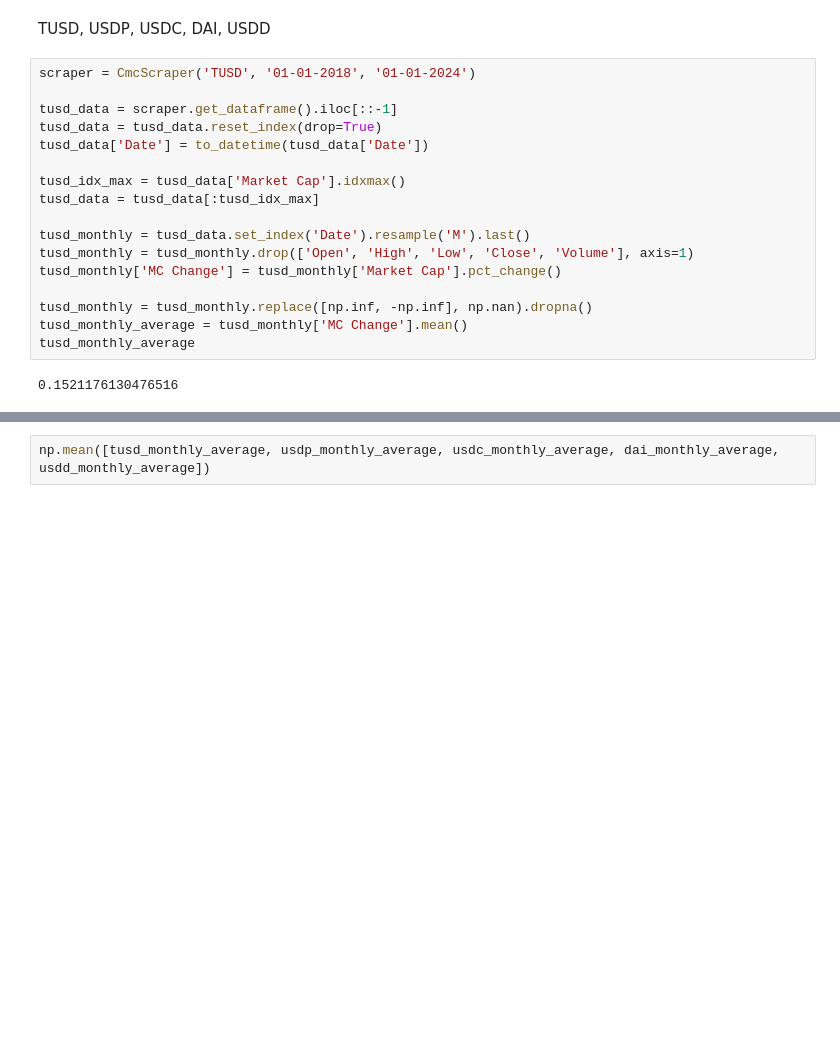
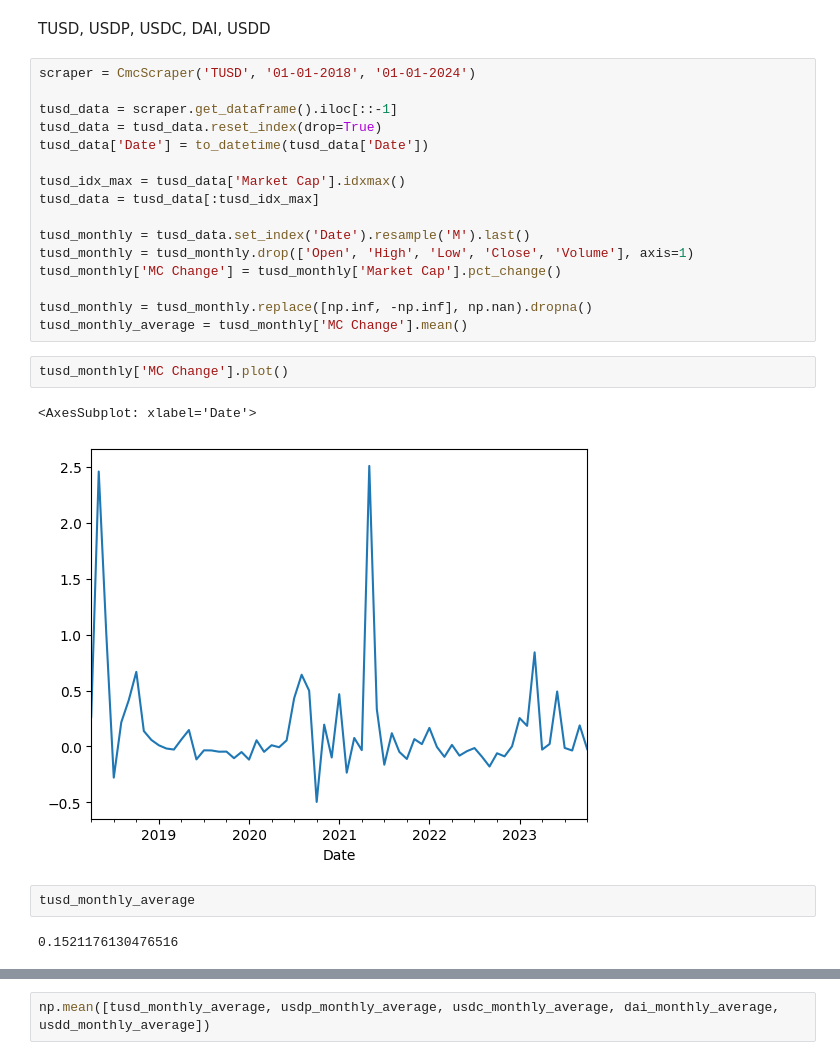
Before and after one commit to immortal16/OpenDeltaDeliverables, a Jupyter notebook: stablecoins.ipynb, the cells around one changed output, grey strips where cells are left out. Drawn from its saved outputs; the diff is of its cells as text; blank space fills up the shorter version.

Commit message:
added monthly plots

```diff
--- a/stablecoins.ipynb
+++ b/stablecoins.ipynb
@@ -21,9 +21,15 @@ tusd_monthly['MC Change'] = tusd_monthly['Market Cap'].pct_change()
 
 tusd_monthly = tusd_monthly.replace([np.inf, -np.inf], np.nan).dropna()
 tusd_monthly_average = tusd_monthly['MC Change'].mean()
-tusd_monthly_average
-# %% [output]
-0.1521176130476516
+# %%
+tusd_monthly['MC Change'].plot()
+# %% [output]
+<AxesSubplot: xlabel='Date'>
+[figure, added]
+# %%
+tusd_monthly_average
+# %% [output]
+0.1521176130476516
 # %%
 scraper = CmcScraper('USDP', '01-01-2018', '01-01-2024')
 
```
Also changed, not shown: parts of 12 cells of this notebook.
